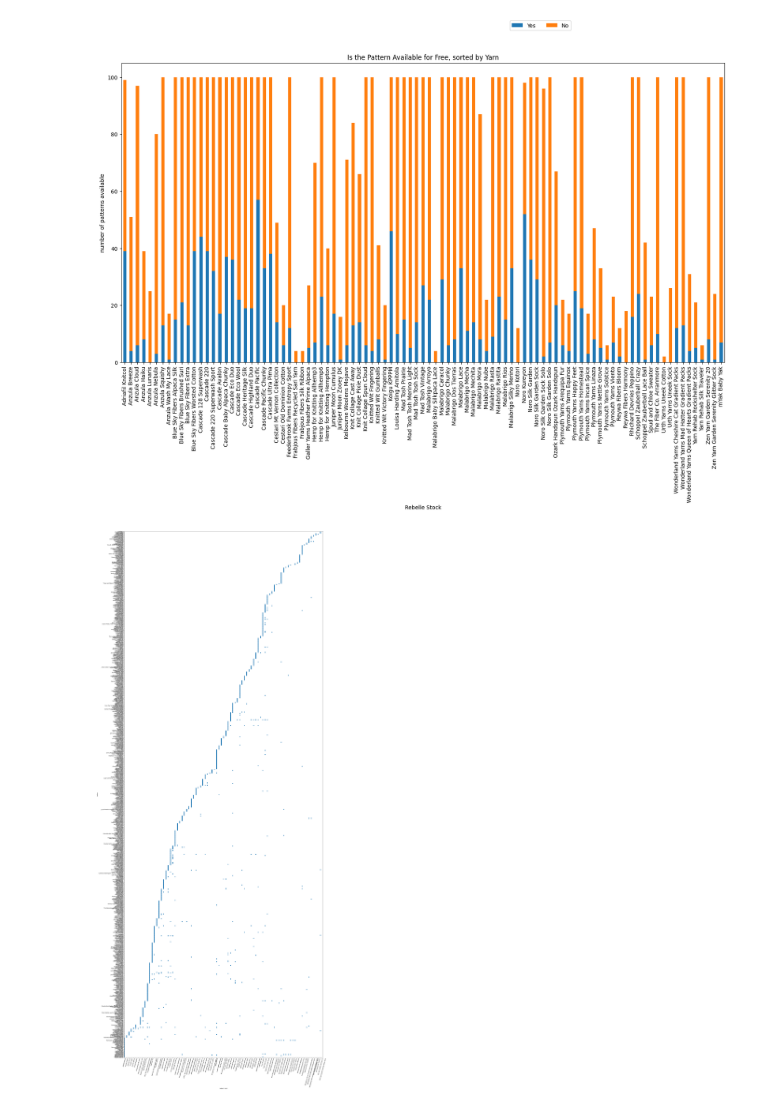
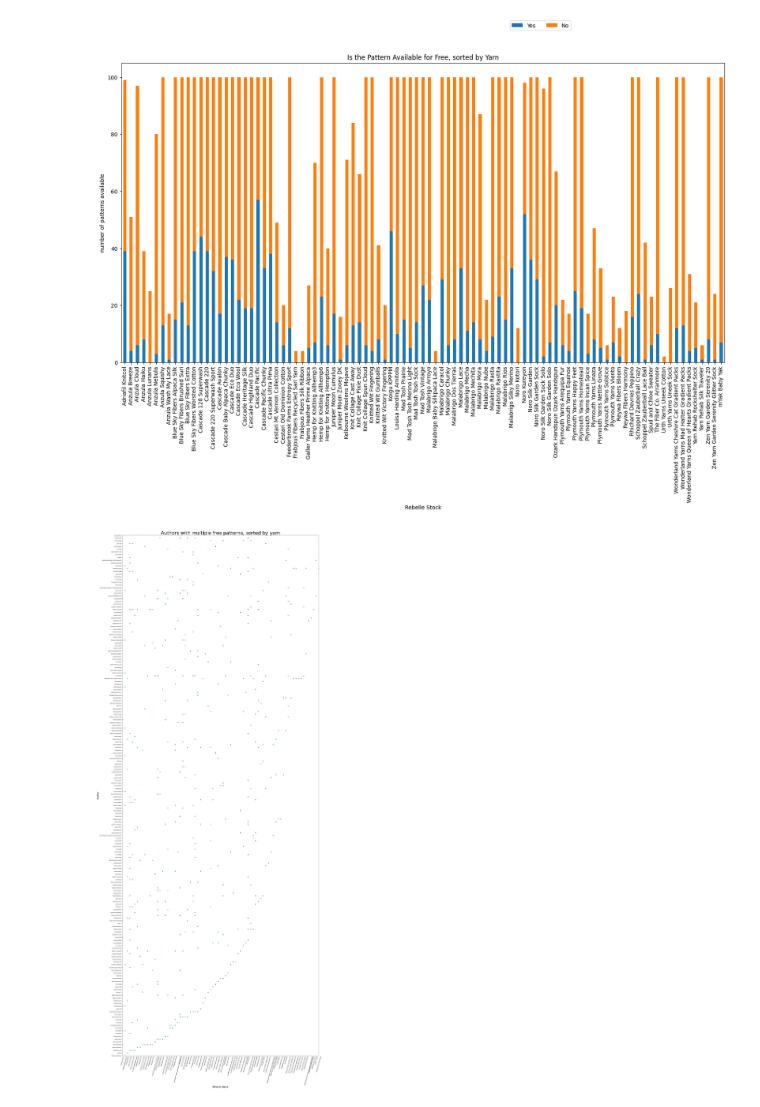
Before and after one commit to amoeba731/Yarnshop, a Jupyter notebook: yarnshop.ipynb, the cells around one changed output. Saved outputs shown, nothing was run; the diff lists cells and outputs as text; code cells hidden in the pictures.

Commit message:
fixed scatterplot

```diff
--- a/yarnshop.ipynb
+++ b/yarnshop.ipynb
@@ -364,3 +364,8 @@ author_count
 | Claudia Barbo | 1 |
 | Cricket D | 1 |
 892 rows × 1 columns
+# %%
+#Add the pattern count back to the free pattern data, and sort by pattern count in ascending order
+author_value=free_patterns.merge(author_count, on='Author', how= 'outer')
+author_sorted= author_value[author_value['count']>1]
+author_sorted.sort_values("count")
@@ -383,22 +402,23 @@ Text(0.5, 1.0, 'Is the Pattern Available for Free, sorted by Yarn')
 # %%
 #Scatter plot showing whether authors of free patterns wrote for multiple yarns
 plt.figure(figsize=(30, 80))
 
-plt.xlabel('Rebelle Stock', fontsize=10)
-plt.ylabel('Author', fontsize=10)
+plt.xlabel('Rebelle Stock', fontsize=20)
+plt.ylabel('Author', fontsize=20)
+plt.title("Authors with multiple free patterns, sorted by yarn", fontsize=40)
 
 
 plt.tick_params(axis='x', labelrotation = 75)
+plt.autoscale(enable=True, axis='both', tight=True)
+
+
+x= author_sorted['Rebelle Stock']
+y= author_sorted['Author']
+
+plt.scatter(x,y)
 
 
 
-x= free_patterns['Rebelle Stock']
-y= free_patterns['Author']
-
-plt.scatter(x,y)
-plt.autoscale(enable=True, axis='both', tight=True)
-
-
 plt.show()
 # %% [output]
-[figure, old version]
+[figure, new version]
```
Also changed, not shown: parts of 1 cell of this notebook.
